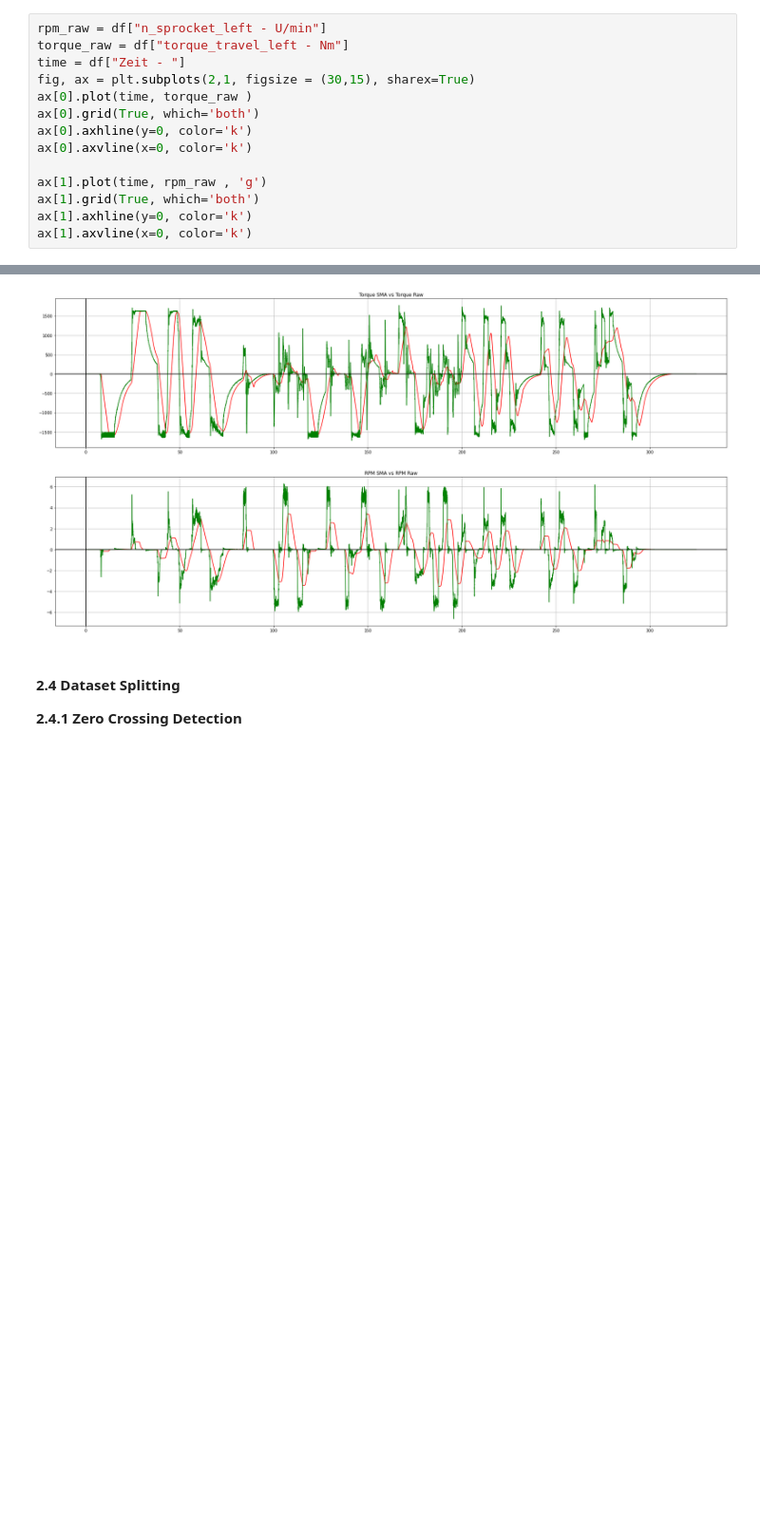
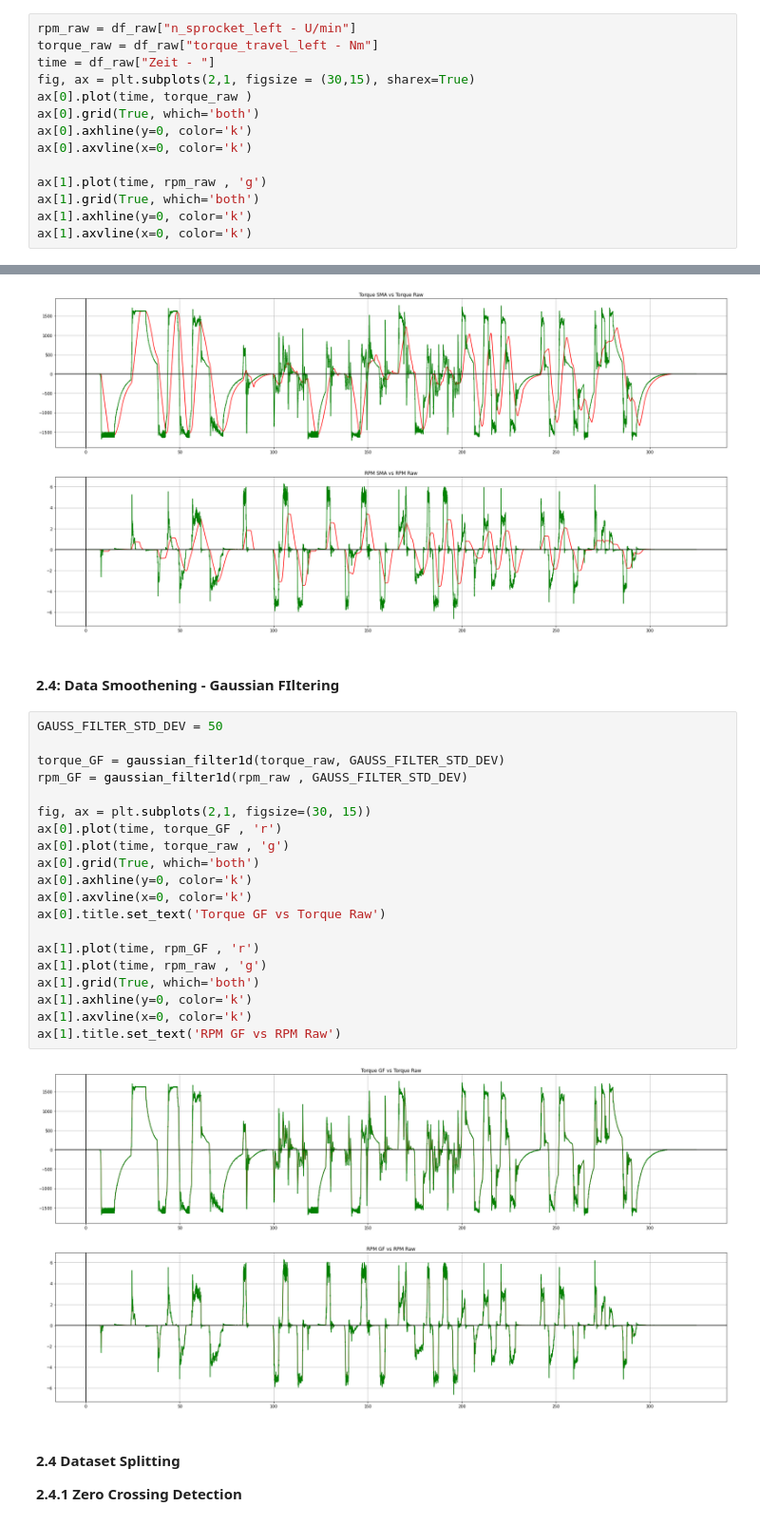
Before and after one commit to Ayushman-Choudhuri/RWTH_Hackmining_Hackathon, a Jupyter notebook: src/RWTH - Hack Mining Hackathon.ipynb, the cells around one changed output, grey strips where cells are left out. Shown at 95% size. Drawn from its saved outputs; the diff is of its cells as text; blank space fills up the shorter version.

```diff
--- a/src/RWTH - Hack Mining Hackathon.ipynb
+++ b/src/RWTH - Hack Mining Hackathon.ipynb
@@ -35,9 +36,9 @@ df_raw.head()
 
 **2.2.1 Torque and RPM Separately**
 # %%
-rpm_raw = df["n_sprocket_left - U/min"]
-torque_raw = df["torque_travel_left - Nm"]
-time = df["Zeit - "]
+rpm_raw = df_raw["n_sprocket_left - U/min"]
+torque_raw = df_raw["torque_travel_left - Nm"]
+time = df_raw["Zeit - "]
 fig, ax = plt.subplots(2,1, figsize = (30,15), sharex=True)
 ax[0].plot(time, torque_raw )
 ax[0].grid(True, which='both')
@@ -94,6 +95,30 @@ ax[1].axvline(x=0, color='k')
 ax[1].title.set_text('RPM SMA vs RPM Raw')
 # %% [output]
 [figure]
+# %% [markdown]
+#### 2.4: Data Smoothening - Gaussian FIltering
+# %%
+GAUSS_FILTER_STD_DEV = 50
+
+torque_GF = gaussian_filter1d(torque_raw, GAUSS_FILTER_STD_DEV)
+rpm_GF = gaussian_filter1d(rpm_raw , GAUSS_FILTER_STD_DEV)
+
+fig, ax = plt.subplots(2,1, figsize=(30, 15))
+ax[0].plot(time, torque_GF , 'r')
+ax[0].plot(time, torque_raw , 'g')
+ax[0].grid(True, which='both')
+ax[0].axhline(y=0, color='k')
+ax[0].axvline(x=0, color='k')
+ax[0].title.set_text('Torque GF vs Torque Raw')
+
+ax[1].plot(time, rpm_GF , 'r')
+ax[1].plot(time, rpm_raw , 'g')
+ax[1].grid(True, which='both')
+ax[1].axhline(y=0, color='k')
+ax[1].axvline(x=0, color='k')
+ax[1].title.set_text('RPM GF vs RPM Raw')
+# %% [output]
+[figure, added]
 # %% [markdown]
 #### 2.4 Dataset Splitting
 
```
Also changed, not shown: parts of 6 cells of this notebook.
